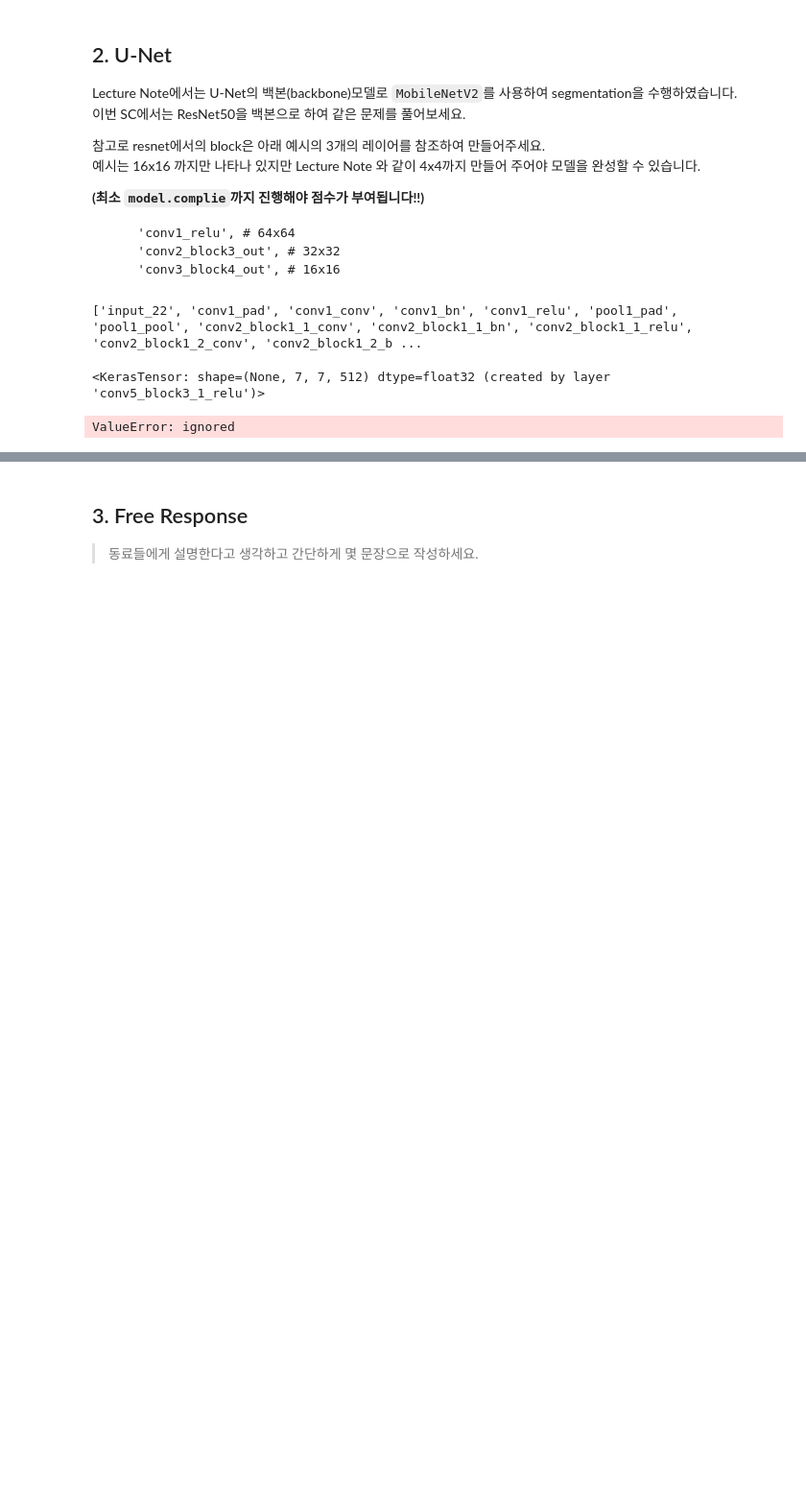
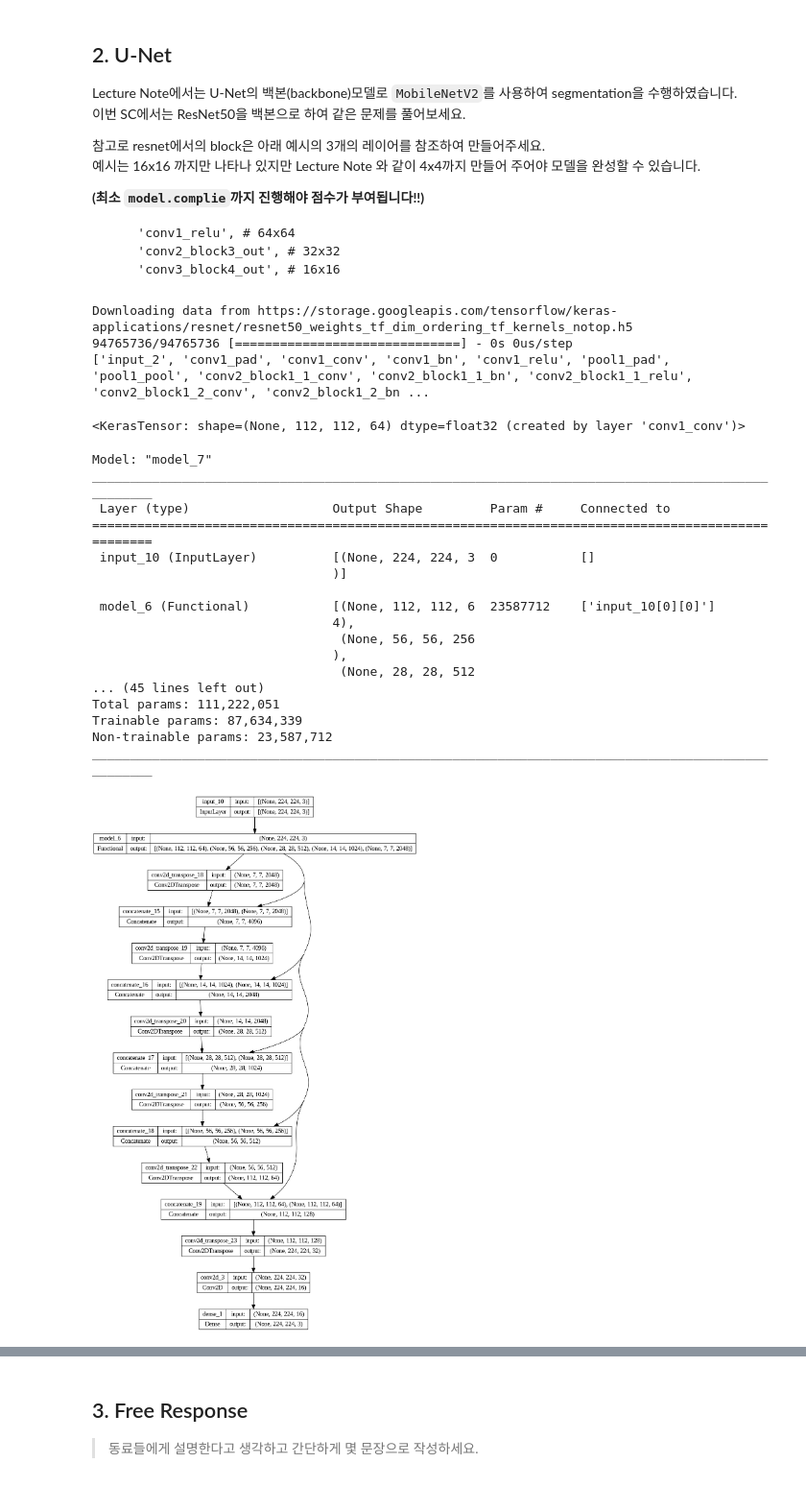
Before and after one commit to Gavintain/first, a Jupyter notebook: ai_sc33x.ipynb, the cells around one changed output, grey strips where cells are left out. Shown at 96% size. Cells and saved outputs as stored; diff of their text form; code cells hidden in the pictures; blank space fills up the shorter version.

```diff
--- a/ai_sc33x.ipynb
+++ b/ai_sc33x.ipynb
@@ -180,56 +180,82 @@ img_shape = (224,224,3)
 base_model = tf.keras.applications.ResNet50(input_shape=img_shape, include_top=False)
 layer_names=[layer.name for layer in base_model.layers]
 print(layer_names)
-base_model.get_layer('conv5_block3_1_relu').output
 # %% [output]
-['input_22', 'conv1_pad', 'conv1_conv', 'conv1_bn', 'conv1_relu', 'pool1_pad', 'pool1_pool', 'conv2_block1_1_conv', 'conv2_block1_1_bn', 'conv2_block1_1_relu', 'conv2_block1_2_conv', 'conv2_block1_2_b ...
+Downloading data from https://storage.googleapis.com/tensorflow/keras-applications/resnet/resnet50_weights_tf_dim_ordering_tf_kernels_notop.h5
+94765736/94765736 [==============================] - 0s 0us/step
+['input_2', 'conv1_pad', 'conv1_conv', 'conv1_bn', 'conv1_relu', 'pool1_pad', 'pool1_pool', 'conv2_block1_1_conv', 'conv2_block1_1_bn', 'conv2_block1_1_relu', 'conv2_block1_2_conv', 'conv2_block1_2_bn ...
-<KerasTensor: shape=(None, 7, 7, 512) dtype=float32 (created by layer 'conv5_block3_1_relu')>
+# %%
+base_model.get_layer('conv1_conv').output
+# %% [output]
+<KerasTensor: shape=(None, 112, 112, 64) dtype=float32 (created by layer 'conv1_conv')>
 # %%
 img_shape = (224,224,3)
 base_model = tf.keras.applications.ResNet50(input_shape=img_shape, include_top=False)
 down_stack=tf.keras.Model(inputs=[base_model.input],
                        outputs=[
                                 base_model.get_layer(name='conv1_relu').output,
                                 base_model.get_layer(name='conv2_block3_out').output,
                                 base_model.get_layer(name='conv3_block4_out').output,
                                 base_model.get_layer(name='conv4_block5_out').output,
                                 base_model.get_layer(name='conv5_block3_out').output
 ])
 
 down_stack.trainable = False
 
 i=tf.keras.Input(shape=img_shape)
 
 out, out1, out2, out3, out4 = down_stack(i)
 
-A = 224
-B = 448
-C = 224
-D = 112
+A = 2048
+B = 1024
+C = 512
+D = 256
 
-out_u = tf.keras.layers.Conv2DTranspose(A, 3,strides=2,padding='same')(out)
-out = tf.keras.layers.Add()([out_u,out])
+out_u = tf.keras.layers.Conv2DTranspose(A, 3,strides=1,padding='same')(out4)
+out_u = tf.keras.layers.Concatenate()([out_u,out4])
 
-out_u = tf.keras.layers.Conv2DTranspose(B, 3,strides=2,padding='same')(out)
-out = tf.keras.layers.Add()([out_u,out1])
+out_u = tf.keras.layers.Conv2DTranspose(B, 3,strides=2,padding='same')(out_u)
+out_u = tf.keras.layers.Concatenate()([out_u,out3])
 
-out_u = tf.keras.layers.Conv2DTranspose(C, 3,strides=2,padding='same')(out)
-out = tf.keras.layers.Add()([out_u,out2])
+out_u = tf.keras.layers.Conv2DTranspose(C, 3,strides=2,padding='same')(out_u)
+out_u = tf.keras.layers.Concatenate()([out_u,out2])
 
-out_u = tf.keras.layers.Conv2DTranspose(D, 3,strides=2,padding='same')(out)
-out = tf.keras.layers.Add()([out_u,out3])
+out_u = tf.keras.layers.Conv2DTranspose(D, 3,strides=2,padding='same')(out_u)
+out_u = tf.keras.layers.Concatenate()([out_u,out1])
 
-out_u = tf.keras.layers.Conv2D(3, 3, activation='elu', padding='same') (out)
-out = tf.keras.layers.Dense(3,activation='softmax')(out_u)
+out_u = tf.keras.layers.Conv2DTranspose(64, 3,strides=2,padding='same')(out_u)
+out_u = tf.keras.layers.Concatenate()([out_u,out])
 
-resnet_model = tf.keras.Model(inputs=[i], outputs=[out])
+out_u = tf.keras.layers.Conv2DTranspose(32, 3,strides=2,padding='same')(out_u)
+
+out_u = tf.keras.layers.Conv2D(16, 3, activation='elu', padding='same') (out_u)
+out_u = tf.keras.layers.Dense(3,activation='softmax')(out_u)
+
+resnet_model = tf.keras.Model(inputs=[i], outputs=[out_u])
 
 resnet_model.compile(optimizer='adam',
-              loss=tf.keras.losses.SparseCategoricalCrossentropy(from_logits=True),
+              loss=tf.keras.losses.SparseCategoricalCrossentropy(), #from_logits=True),
               metrics=['accuracy'])
 
 resnet_model.summary()
 
 tf.keras.utils.plot_model(resnet_model, show_shapes=True)
 # %% [output]
-ValueError: ignored
+Model: "model_7"
+__________________________________________________________________________________________________
+ Layer (type)                   Output Shape         Param #     Connected to
+==================================================================================================
+ input_10 (InputLayer)          [(None, 224, 224, 3  0           []
+                                )]
+
+ model_6 (Functional)           [(None, 112, 112, 6  23587712    ['input_10[0][0]']
+                                4),
+                                 (None, 56, 56, 256
+                                ),
+                                 (None, 28, 28, 512
+... (45 lines left out)
+Total params: 111,222,051
+Trainable params: 87,634,339
+Non-trainable params: 23,587,712
+__________________________________________________________________________________________________
+[figure, added]
```
Also changed, not shown: parts of 16 cells of this notebook.
